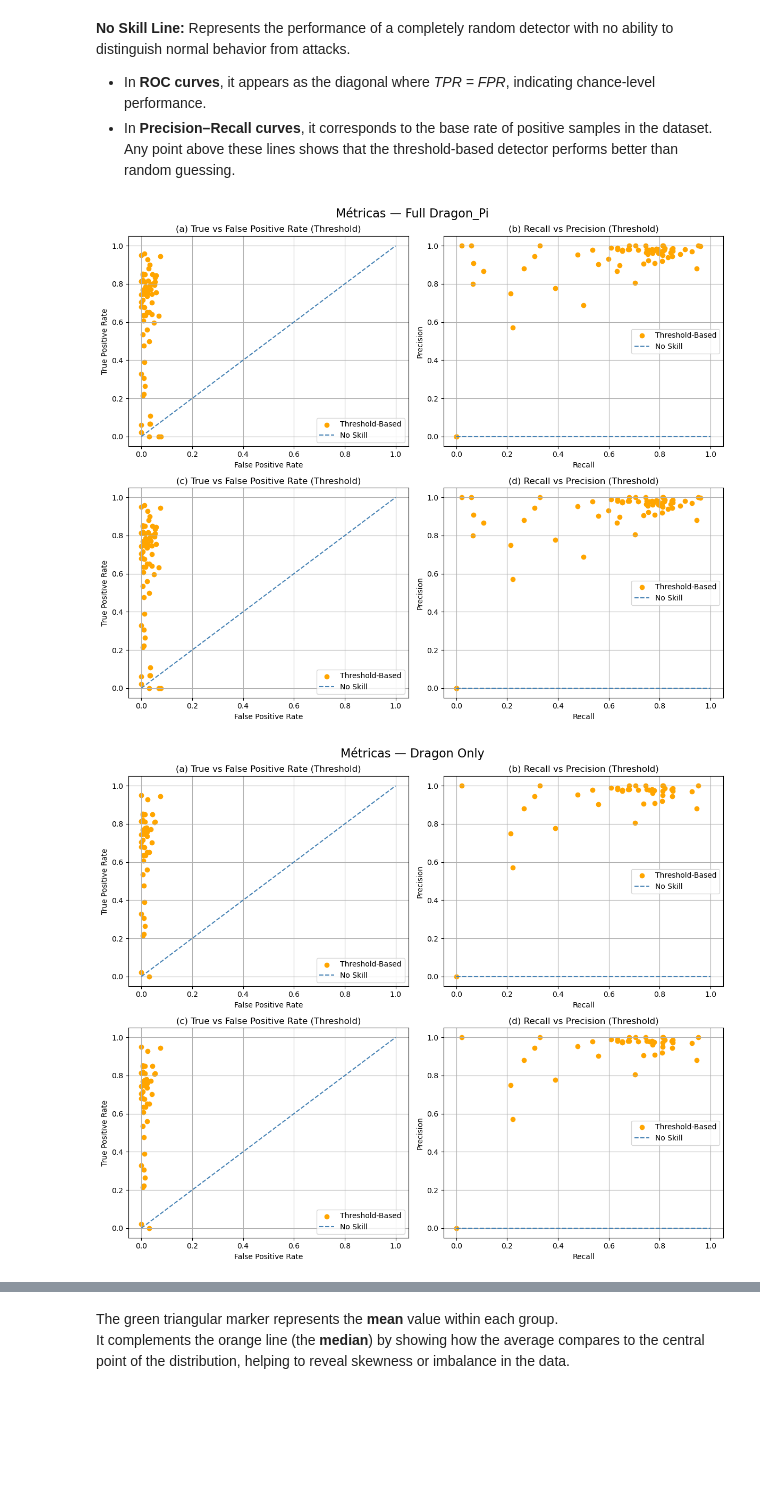
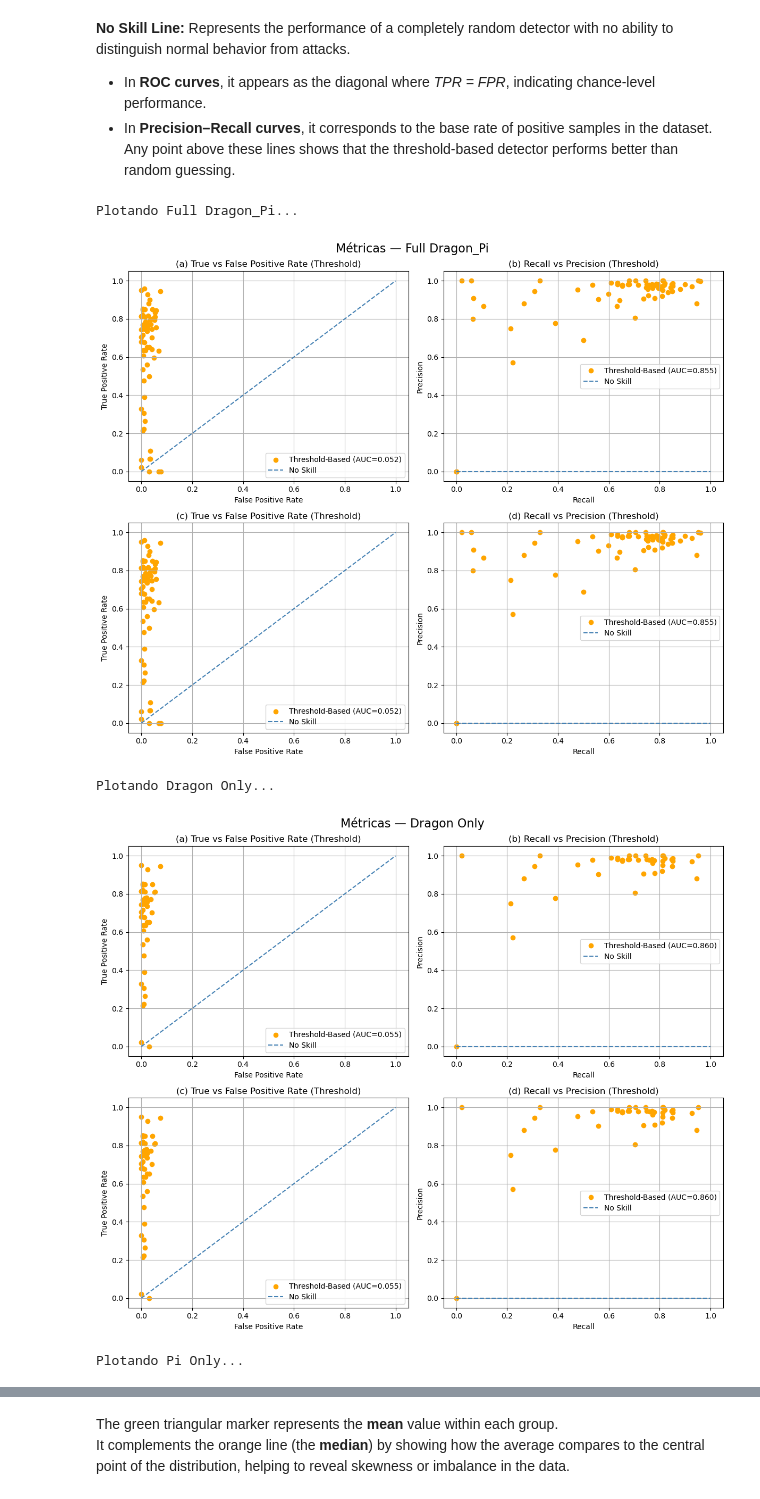
Before and after one commit to edllynjs/iot-energy-ml, a Jupyter notebook: pipeline/notebooks/metrics.ipynb, the cells around one changed output, grey strips where cells are left out. Saved outputs shown, nothing was run; the diff lists cells and outputs as text; code cells hidden in the pictures; blank space fills up the shorter version.

Commit message:
Add AUC computation and legends to threshold metrics plots

```diff
--- a/pipeline/notebooks/metrics.ipynb
+++ b/pipeline/notebooks/metrics.ipynb
@@ -155,17 +155,29 @@ Any point above these lines shows that the threshold-based detector performs bet
 # %%
 def compute_metrics(df):
     df = df.copy()
-    df["TPR"] = df["TP"] / (df["TP"] + df["FN"])
-    df["FPR"] = df["FP"] / (df["FP"] + df["TN"])
-    df["Precision"] = df["TP"] / (df["TP"] + df["FP"])
-    df["Recall"] = df["TP"] / (df["TP"] + df["FN"])
+
+    df["TPR"] = df.apply(lambda r: r["TP"] / (r["TP"] + r["FN"]) if (r["TP"] + r["FN"]) > 0 else 0, axis=1)
+    df["FPR"] = df.apply(lambda r: r["FP"] / (r["FP"] + r["TN"]) if (r["FP"] + r["TN"]) > 0 else 0, axis=1)
+    df["Precision"] = df.apply(lambda r: r["TP"] / (r["TP"] + r["FP"]) if (r["TP"] + r["FP"]) > 0 else 0, axis=1)
+    df["Recall"] = df.apply(lambda r: r["TP"] / (r["TP"] + r["FN"]) if (r["TP"] + r["FN"]) > 0 else 0, axis=1)
+
     return df
 
 def plot_style(df, title_prefix):
 
+    df_roc = df.sort_values("FPR")
+    roc_auc = auc(df_roc["FPR"], df_roc["TPR"]) if len(df_roc) > 1 else 0
+
+    df_pr = df.sort_values("Recall")
+    pr_auc = auc(df_pr["Recall"], df_pr["Precision"]) if len(df_pr) > 1 else 0
+
     fig, axs = plt.subplots(2, 2, figsize=(12, 10))
 
-    axs[0, 0].scatter(df["FPR"], df["TPR"], color="orange", label="Threshold-Based")
+    axs[0, 0].scatter(
+        df["FPR"], df["TPR"],
+        color="orange",
+        label=f"Threshold-Based (AUC={roc_auc:.3f})"
+    )
     axs[0, 0].plot([0, 1], [0, 1], "--", color="steelblue", label="No Skill")
     axs[0, 0].set_title("(a) True vs False Positive Rate (Threshold)")
     axs[0, 0].set_xlabel("False Positive Rate")
@@ -173,7 +185,11 @@ def plot_style(df, title_prefix):
     axs[0, 0].legend()
     axs[0, 0].grid()
 
-    axs[0, 1].scatter(df["Recall"], df["Precision"], color="orange", label="Threshold-Based")
+    axs[0, 1].scatter(
+        df["Recall"], df["Precision"],
+        color="orange",
+        label=f"Threshold-Based (AUC={pr_auc:.3f})"
+    )
     axs[0, 1].plot([0, 1], [df["Precision"].min()] * 2, "--", color="steelblue", label="No Skill")
     axs[0, 1].set_title("(b) Recall vs Precision (Threshold)")
     axs[0, 1].set_xlabel("Recall")
@@ -181,7 +197,11 @@ def plot_style(df, title_prefix):
     axs[0, 1].legend()
     axs[0, 1].grid()
 
-    axs[1, 0].scatter(df["FPR"], df["TPR"], color="orange", label="Threshold-Based")
+    axs[1, 0].scatter(
+        df["FPR"], df["TPR"],
+        color="orange",
+        label=f"Threshold-Based (AUC={roc_auc:.3f})"
+    )
     axs[1, 0].plot([0, 1], [0, 1], "--", color="steelblue", label="No Skill")
     axs[1, 0].set_title("(c) True vs False Positive Rate (Threshold)")
     axs[1, 0].set_xlabel("False Positive Rate")
@@ -189,7 +209,11 @@ def plot_style(df, title_prefix):
     axs[1, 0].legend()
     axs[1, 0].grid()
 
-    axs[1, 1].scatter(df["Recall"], df["Precision"], color="orange", label="Threshold-Based")
+    axs[1, 1].scatter(
+        df["Recall"], df["Precision"],
+        color="orange",
+        label=f"Threshold-Based (AUC={pr_auc:.3f})"
+    )
     axs[1, 1].plot([0, 1], [df["Precision"].min()] * 2, "--", color="steelblue", label="No Skill")
     axs[1, 1].set_title("(d) Recall vs Precision (Threshold)")
     axs[1, 1].set_xlabel("Recall")
@@ -210,32 +234,36 @@ for file in summary_files:
     attack_dir = file.parent.name
     device = file.parent.parent.name
     attack_type = attack_dir.split("_")[-2] if "_" in attack_dir else attack_dir
     df["device"] = device
     df["attack_dir"] = attack_dir
     df["attack_type"] = attack_type
     rows.append(df)
 
 results_df = pd.concat(rows, ignore_index=True)
 
 group_map = {
     "Full Dragon_Pi": (results_df["device"].isin(["dragon", "pi"])),
     "Dragon Only": (results_df["device"] == "dragon"),
     "Pi Only": (results_df["device"] == "pi"),
     "Portscan Only": (results_df["attack_type"].str.contains("portscan", case=False)),
     "DoS Only": (results_df["attack_type"].str.contains("dos|synflood", case=False)),
     "Bruteforce Only": (results_df["attack_type"].str.contains("bruteforce", case=False)),
     "CTF Only": (results_df["attack_type"].str.contains("ctf", case=False)),
 }
 
 for group_name, mask in group_map.items():
     subset = results_df[mask]
 
     if subset.empty:
         print(f"Grupo {group_name}: sem dados.")
         continue
 
     df_metrics = compute_metrics(subset)
+    print(f"Plotando {group_name}...")
     plot_style(df_metrics, group_name)
 # %% [output]
+Plotando Full Dragon_Pi...
-[figure, old version]
+[figure, new version]
+Plotando Dragon Only...
-[figure, old version]
+[figure, new version]
+Plotando Pi Only...
```
Also changed, not shown: parts of 2 cells of this notebook.
